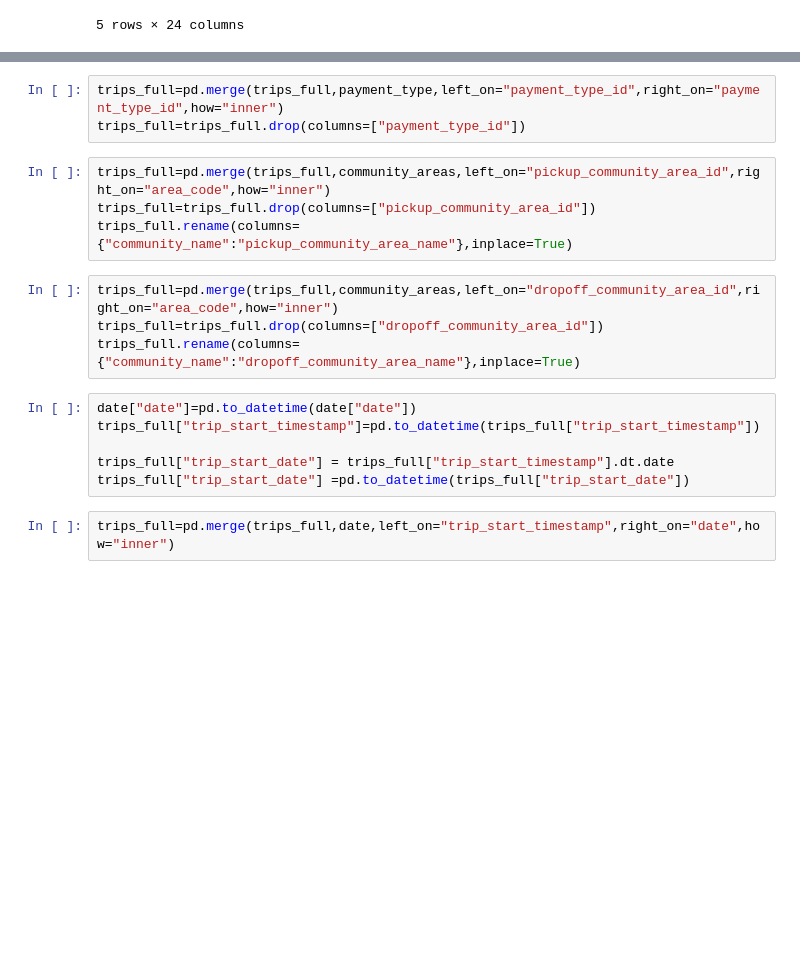
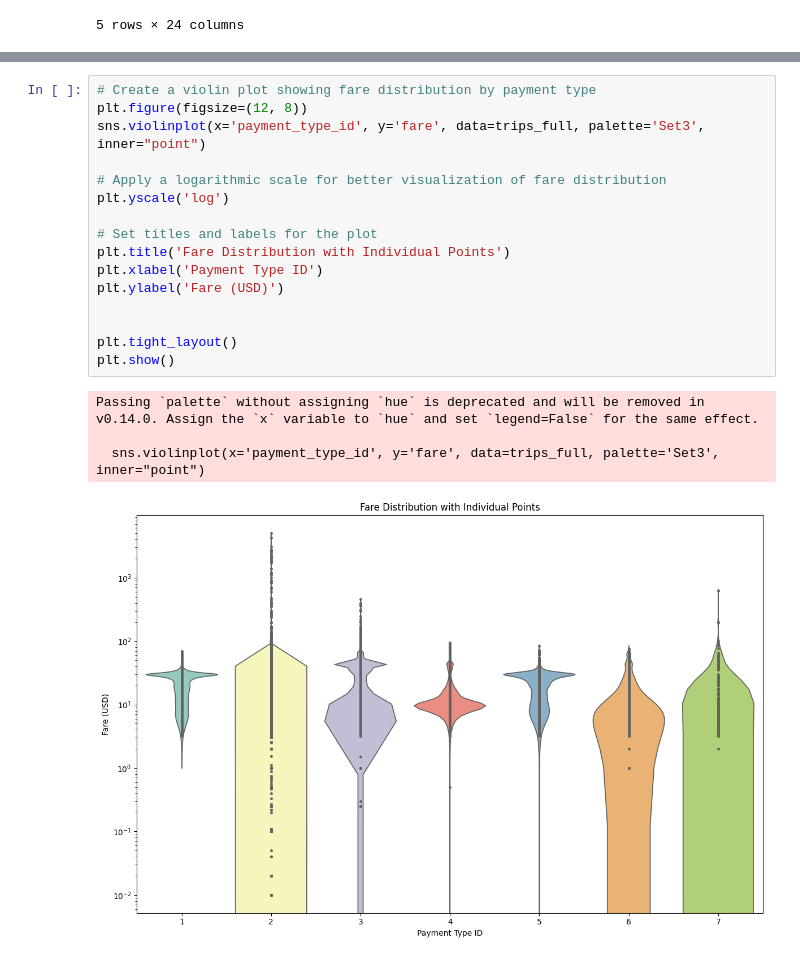
Before and after one commit to Hubert-ea/Cubix, a Jupyter notebook: 08_local_visualizations.ipynb, the cells around one changed output, grey strips where cells are left out. Drawn from its saved outputs; the diff is of its cells as text; blank space fills up the shorter version.

```diff
--- a/08_local_visualizations.ipynb
+++ b/08_local_visualizations.ipynb
@@ -144,19 +151,21 @@ trips_full=trips_full.drop(columns=["company_id"])
-# %%
-trips_full=pd.merge(trips_full,payment_type,left_on="payment_type_id",right_on="payment_type_id",how="inner")
-trips_full=trips_full.drop(columns=["payment_type_id"])
-# %%
-trips_full=pd.merge(trips_full,community_areas,left_on="pickup_community_area_id",right_on="area_code",how="inner")
-trips_full=trips_full.drop(columns=["pickup_community_area_id"])
-trips_full.rename(columns={"community_name":"pickup_community_area_name"},inplace=True)
-# %%
-trips_full=pd.merge(trips_full,community_areas,left_on="dropoff_community_area_id",right_on="area_code",how="inner")
-trips_full=trips_full.drop(columns=["dropoff_community_area_id"])
-trips_full.rename(columns={"community_name":"dropoff_community_area_name"},inplace=True)
-# %%
-date["date"]=pd.to_datetime(date["date"])
-trips_full["trip_start_timestamp"]=pd.to_datetime(trips_full["trip_start_timestamp"])
-
-trips_full["trip_start_date"] = trips_full["trip_start_timestamp"].dt.date
-trips_full["trip_start_date"] =pd.to_datetime(trips_full["trip_start_date"])
-# %%
-trips_full=pd.merge(trips_full,date,left_on="trip_start_timestamp",right_on="date",how="inner")
+# %%
+# Create a violin plot showing fare distribution by payment type
+plt.figure(figsize=(12, 8))
+sns.violinplot(x='payment_type_id', y='fare', data=trips_full, palette='Set3', inner="point")
+
+# Apply a logarithmic scale for better visualization of fare distribution
+plt.yscale('log')
+
+# Set titles and labels for the plot
+plt.title('Fare Distribution with Individual Points')
+plt.xlabel('Payment Type ID')
+plt.ylabel('Fare (USD)')
+
+
+plt.tight_layout()
+plt.show()
+# %% [output]
+Passing `palette` without assigning `hue` is deprecated and will be removed in v0.14.0. Assign the `x` variable to `hue` and set `legend=False` for the same effect.
+
+  sns.violinplot(x='payment_type_id', y='fare', data=trips_full, palette='Set3', inner="point")
+[figure, added]
```
Also changed, not shown: parts of 12 cells of this notebook.
